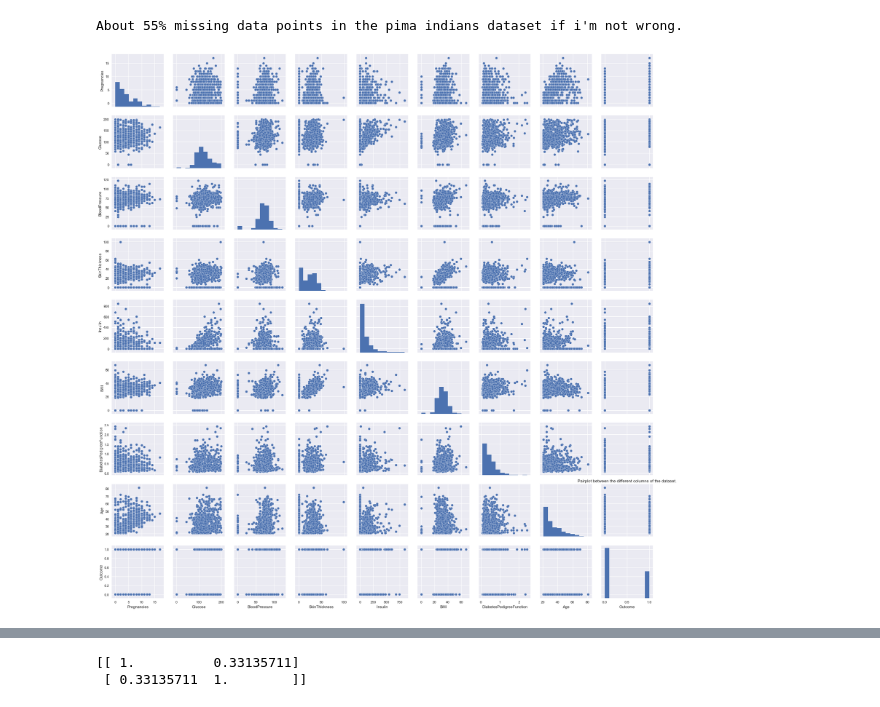
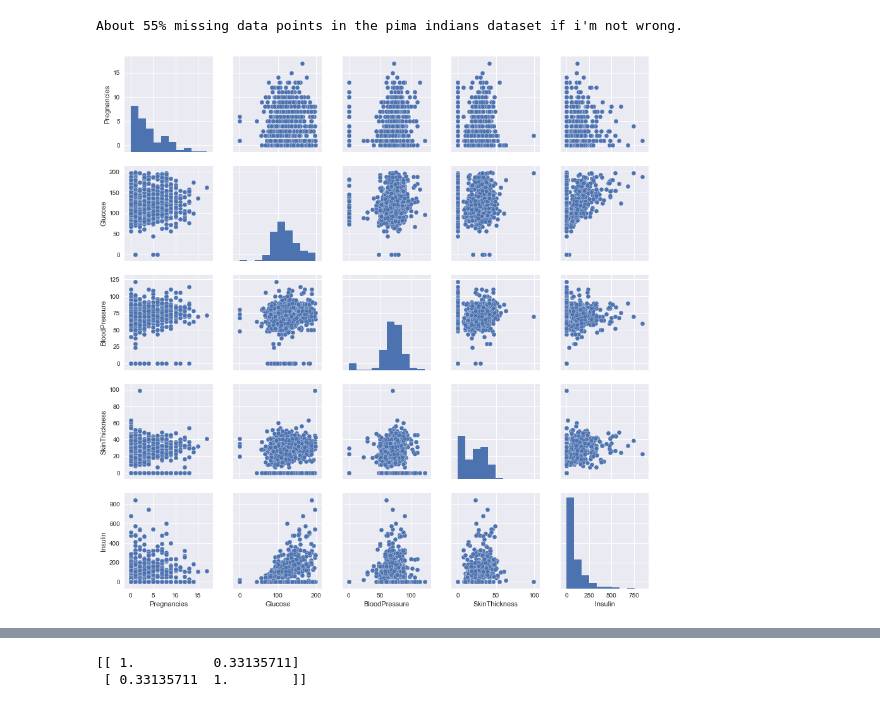
Before and after one commit to Shuyib/pimaMLsklearn, a Jupyter notebook: pima.indians.analysis.ipynb, the cells around one changed output, grey strips where cells are left out. Drawn from its saved outputs; the diff is of its cells as text; code cells hidden in the pictures.

Commit message:
Edit plot and make a conclusion about the pima indians dataset.

```diff
--- a/pima.indians.analysis.ipynb
+++ b/pima.indians.analysis.ipynb
@@ -106,15 +106,15 @@ About 55% missing data points in the pima indians dataset if i'm not wrong.
 # %%
 # exploratory visualisation to see if there is any correlation between columns
 # since the columns are few, this plot is feasible i don't recommend it for many columns
 
 # import necessary modules
 import matplotlib.pyplot as plt
 import seaborn as sns
 sns.set()
 
-sns.pairplot(df)
-#sns.plt.title("Pairplot between the different columns of the dataset.")
+#plt.title("Pairplot between the different columns of the dataset.")
+sns.pairplot(df, vars = ["Pregnancies","Glucose","BloodPressure","SkinThickness","Insulin"])
 
 plt.show()
 # %% [output]
-[figure, old version]
+[figure, new version]
```
Also changed, not shown: parts of 4 cells of this notebook.
